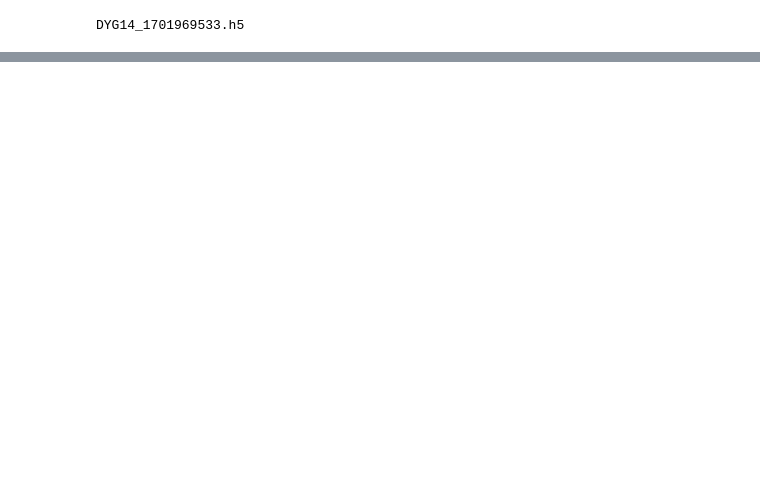
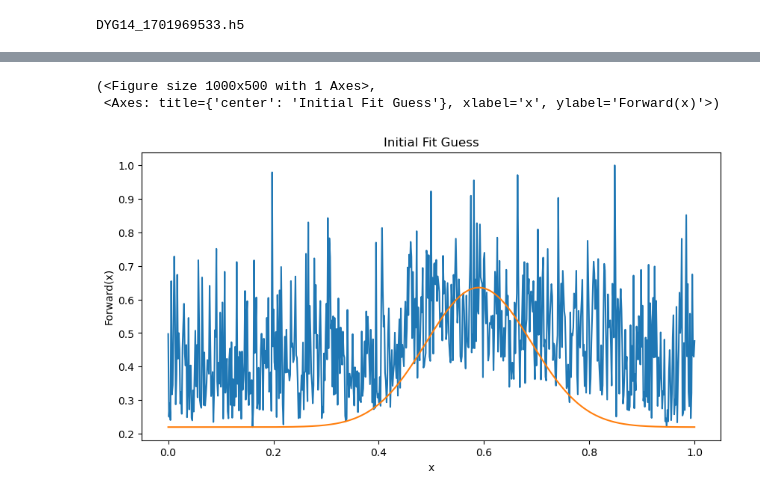
Before and after one commit to phys-cgarnier/bayesian_fitting_tools, a Jupyter notebook: projection_fit_test.ipynb, the cells around one changed output, grey strips where cells are left out. Drawn from its saved outputs; the diff is of its cells as text; code cells hidden in the pictures; blank space fills up the shorter version.

```diff
--- a/projection_fit_test.ipynb
+++ b/projection_fit_test.ipynb
@@ -52,0 +64,6 @@ projection_fit.fit_projection(y_proj)
+# %%
+projection_fit.model.plot_init_values()
+# %% [output]
+(<Figure size 1000x500 with 1 Axes>,
+ <Axes: title={'center': 'Initial Fit Guess'}, xlabel='x', ylabel='Forward(x)'>)
+[figure, added]
```
Also changed, not shown: parts of 5 cells of this notebook, 6 other files.
